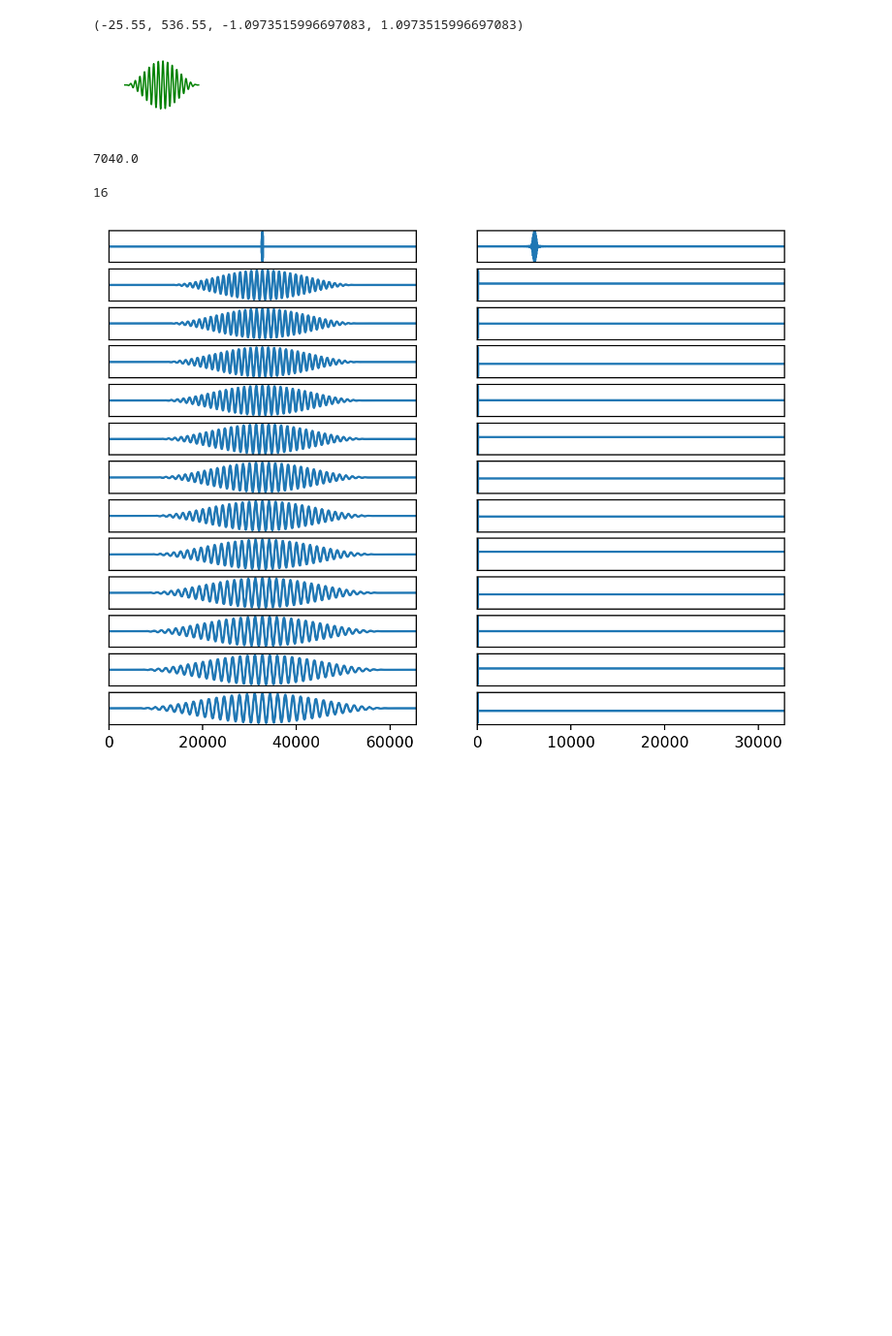
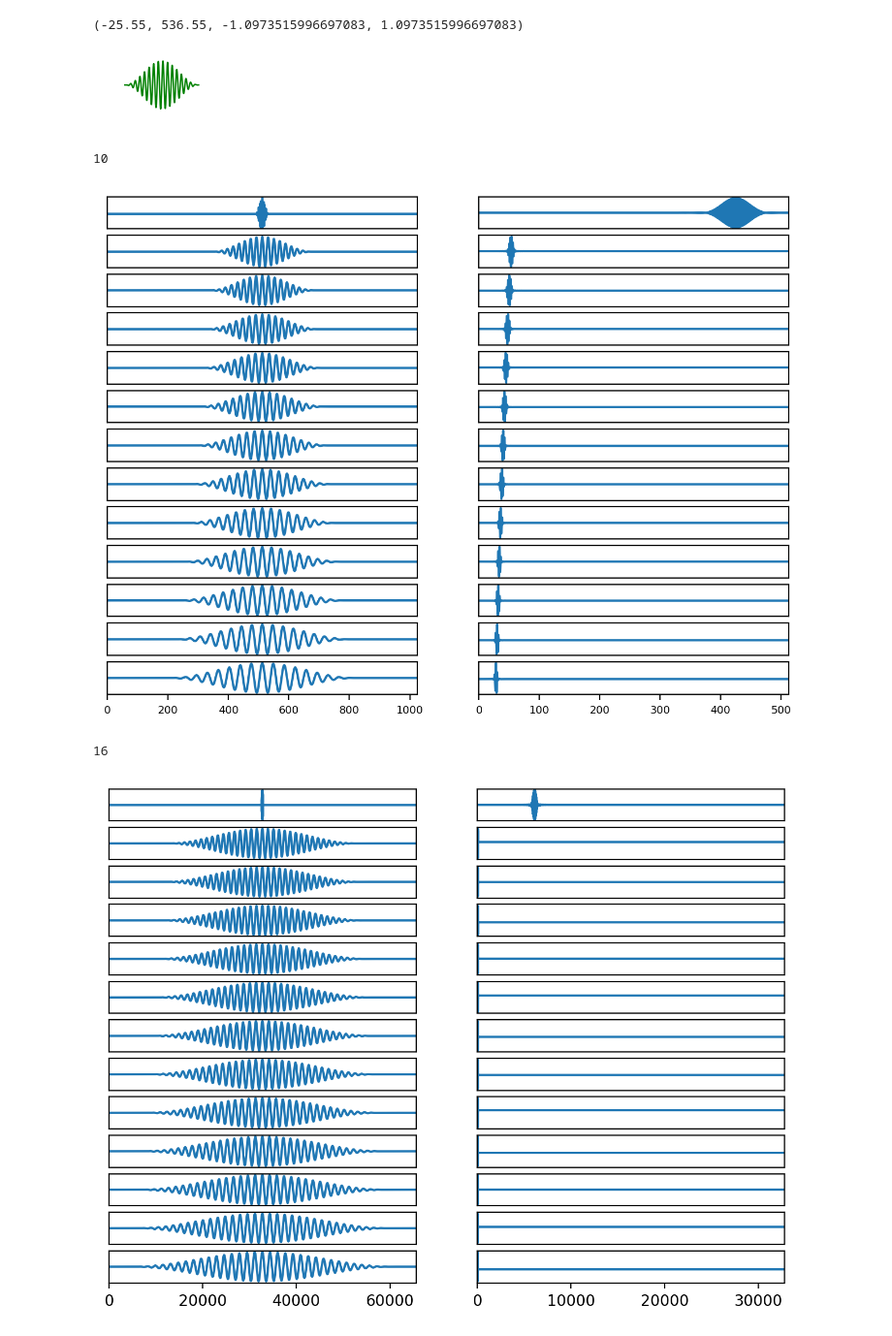
Before and after one commit to KinWaiCheuk/nnAudio, a Jupyter notebook: Paper/CQT explain.ipynb, the cells around one changed output. Shown at 97% size. Cells and saved outputs as stored; diff of their text form; code cells hidden in the pictures; blank space fills up the shorter version.

```diff
--- a/Paper/CQT explain.ipynb
+++ b/Paper/CQT explain.ipynb
@@ -40,10 +41,76 @@ plt.axis('off')
 # %% [output]
 (-25.55, 536.55, -1.0973515996697083, 1.0973515996697083)
 [figure]
-# %%
-27.5*2**8
-# %% [output]
-7040.0
+# %%
+fs =8000
+s = np.linspace(0,1,fs*1)
+fmin = 220
+fmax = 3520
+bins = 12
+
+def nextpow2(A):
+    return int(np.ceil(np.log2(A)))
+
+def create_cqt_kernals(fmin, fmax, bins, fs, window):
+    Q = 1/(2**(1/bins)-1)
+    K = np.ceil(bins * np.log2(fmax / fmin)) # Calculate the number of bins
+    fftLen = 2**nextpow2(np.ceil(Q * fs / fmin))
+    print(nextpow2(np.ceil(Q * fs / fmin)))
+    minWin = 2**nextpow2(np.ceil(Q * fs / fmax))
+    tempKernel = np.zeros((int(K), int(fftLen)), dtype=np.complex64)
+    specKernel = np.zeros((int(K), int(fftLen)), dtype=np.complex64)
+    freqs = fmin * 2.0 ** (np.r_[0:K] / np.float(bins))
+    for k in range(0, int(K)):
+        freq = freqs[k]
+        l = np.ceil(Q * fs / freq)
+        if l%2==1: # pad more zeros on RHS
+            start = int(np.ceil(fftLen / 2.0 - l / 2.0))-1
+
+        else:
+            start = int(np.ceil(fftLen / 2.0 - l / 2.0))
+        tempKernel[k, start:start + int(l)] = get_window(window,int(l), fftbins=True)*np.exp(np.r_[-l//2:l//2]*1j*2*np.pi*freq/fs)/l
+        # specKernel[k, :]=fft(conj(tempKernel[k, :]))
+        specKernel[k, :] = fft(tempKernel[k])
+    return specKernel[:,:fftLen//2+1], fftLen, tempKernel
+
+cqt_filter, kernal_width, tempKernel = create_cqt_kernals(fmin, fmax, bins, fs, 'hann')
+cqt_filter_real = torch.tensor(cqt_filter.real)
+cqt_filter_imag = torch.tensor(cqt_filter.imag)
+
+fig, ax = plt.subplots(13, 2, figsize=(8,6), dpi=200)
+max_bin = tempKernel.shape[0]
+for idx,i in enumerate(tempKernel):
+    counter = idx
+    idx = -(idx+1)
+    if counter < 12:
+        ax[idx,0].plot(i.real)
+        ax[idx,1].plot(cqt_filter.real[counter])
+        ax[idx,0].set_xlim(0,kernal_width)
+        ax[idx,1].set_xlim(0,kernal_width//2+1)
+        if idx == -1:
+            ax[idx,0].set_yticks([])
+            ax[idx,1].set_yticks([])
+            ax[idx,0].tick_params(labelsize=7)
+            ax[idx,1].tick_params(labelsize=7)
+        else:
+            ax[idx,0].set_xticks([])
+            ax[idx,0].set_yticks([])
+            ax[idx,1].set_xticks([])
+            ax[idx,1].set_yticks([])
+    elif counter == max_bin-1:
+        ax[0,0].plot(i.real)
+        ax[0,0].set_xlim(0,kernal_width)
+        ax[0,0].set_xticks([])
+        ax[0,0].set_yticks([])
+        ax[0,1].plot(cqt_filter.real[counter])
+        ax[0,1].set_xlim(0,kernal_width//2+1)
+        ax[0,1].set_xticks([])
+        ax[0,1].set_yticks([])
+    else:
+        pass
+# %% [output]
+10
+[figure, added]
 # %%
 fs =44100
 s = np.linspace(0,10,fs*10)
```
Also changed, not shown: parts of 1 cell of this notebook, 5 other files.
